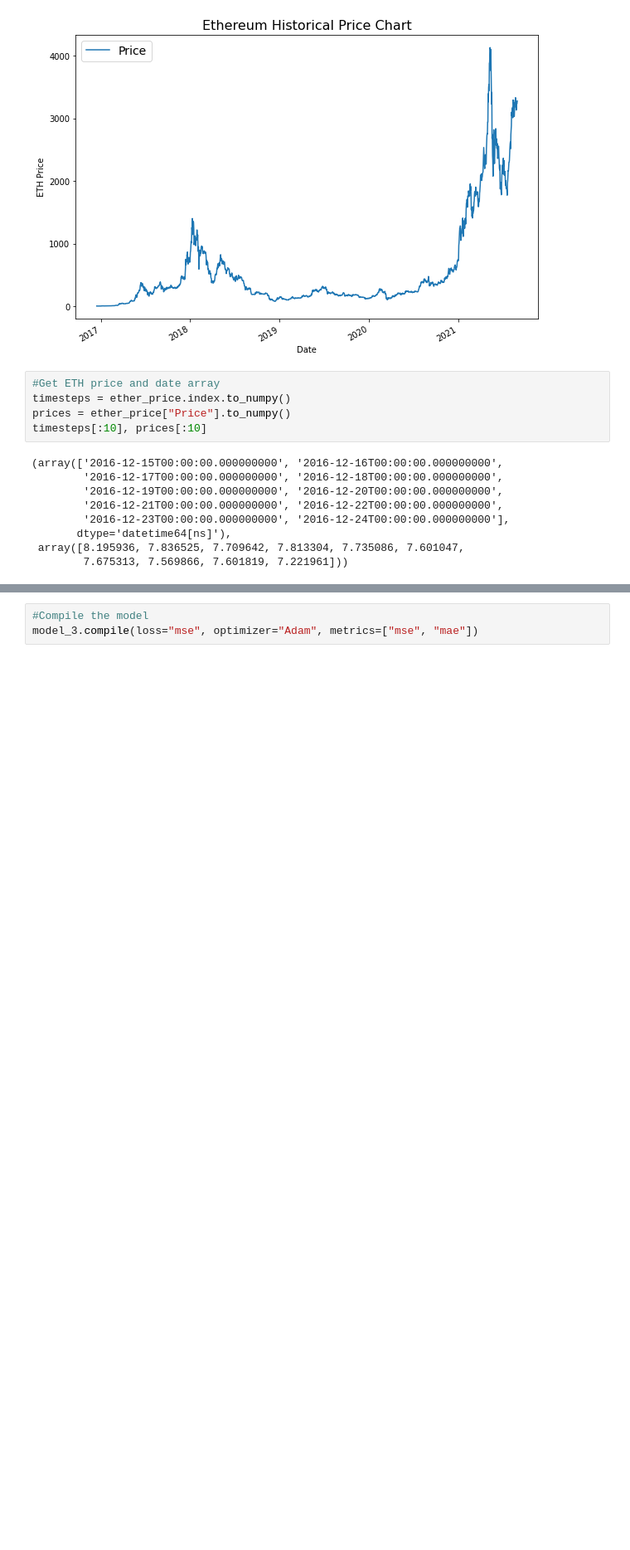
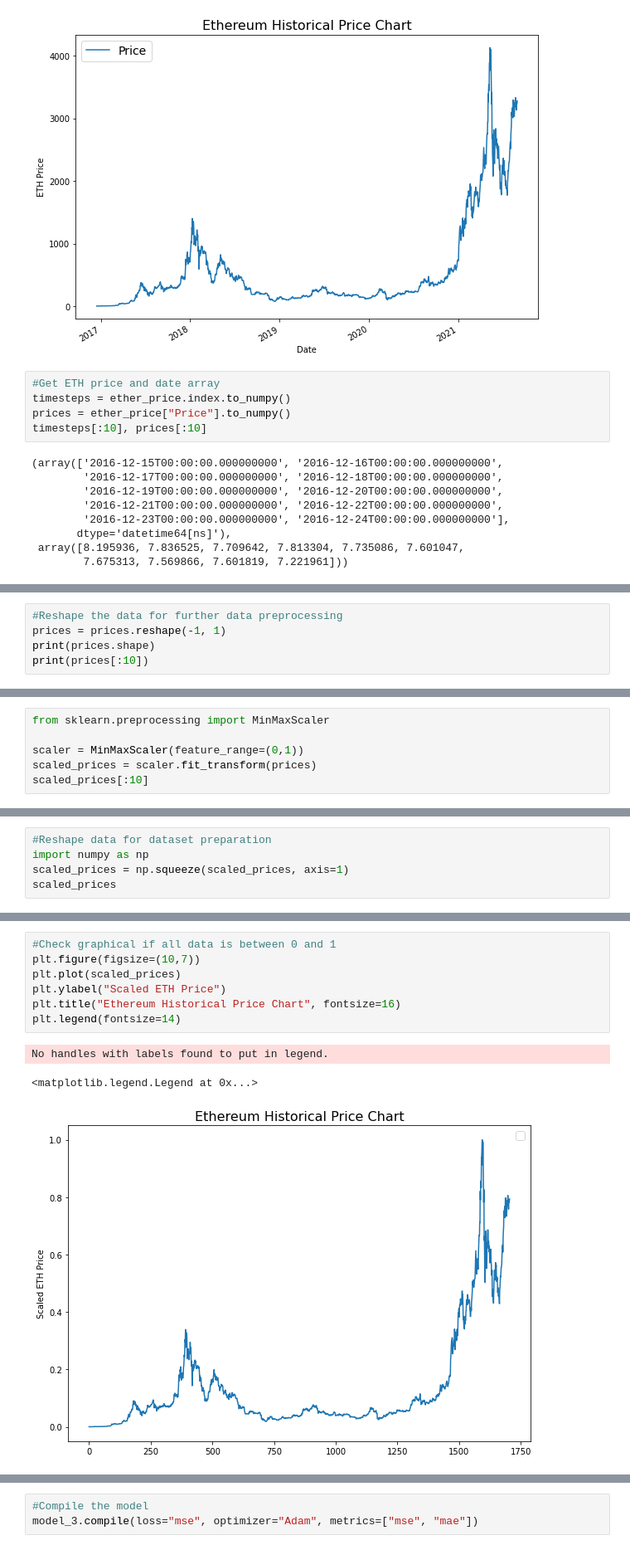
Before and after one commit to schauppi/Udemy_TensorFlow_Developer, a Jupyter notebook: Exam_preparation/Time_series_forecasting_eth_price.ipynb, the cells around one changed output, grey strips where cells are left out. Shown at 83% size. Saved outputs shown, nothing was run; the diff lists cells and outputs as text; blank space fills up the shorter version.

```diff
--- a/Exam_preparation/Time_series_forecasting_eth_price.ipynb
+++ b/Exam_preparation/Time_series_forecasting_eth_price.ipynb
@@ -407,0 +101,5 @@ model_3 = tf.keras.Sequential([
+# %%
+#Reshape the data for further data preprocessing
+prices = prices.reshape(-1, 1)
+print(prices.shape)
+print(prices[:10])
@@ -407,0 +120,6 @@ model_3 = tf.keras.Sequential([
+# %%
+from sklearn.preprocessing import MinMaxScaler
+
+scaler = MinMaxScaler(feature_range=(0,1))
+scaled_prices = scaler.fit_transform(prices)
+scaled_prices[:10]
@@ -407,0 +137,5 @@ model_3 = tf.keras.Sequential([
+# %%
+#Reshape data for dataset preparation
+import numpy as np
+scaled_prices = np.squeeze(scaled_prices, axis=1)
+scaled_prices
@@ -407,0 +152,11 @@ model_3 = tf.keras.Sequential([
+# %%
+#Check graphical if all data is between 0 and 1
+plt.figure(figsize=(10,7))
+plt.plot(scaled_prices)
+plt.ylabel("Scaled ETH Price")
+plt.title("Ethereum Historical Price Chart", fontsize=16)
+plt.legend(fontsize=14)
+# %% [output]
+No handles with labels found to put in legend.
+<matplotlib.legend.Legend at 0x...>
+[figure, added]
```
Also changed, not shown: parts of 150 cells of this notebook.
